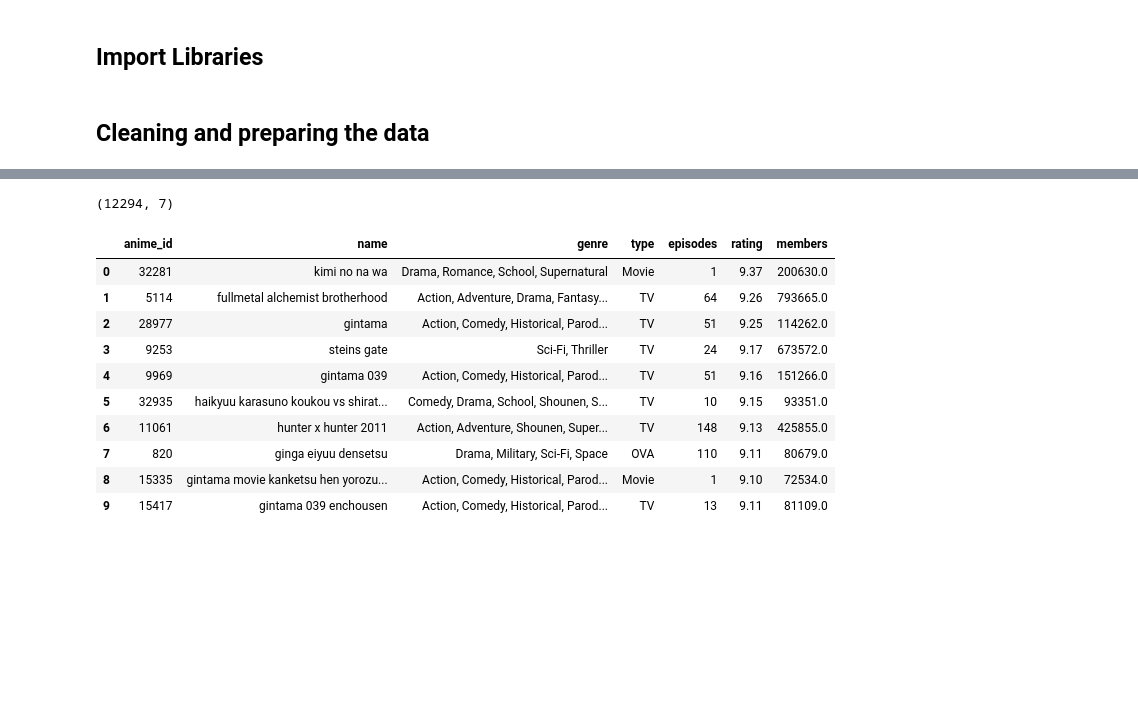
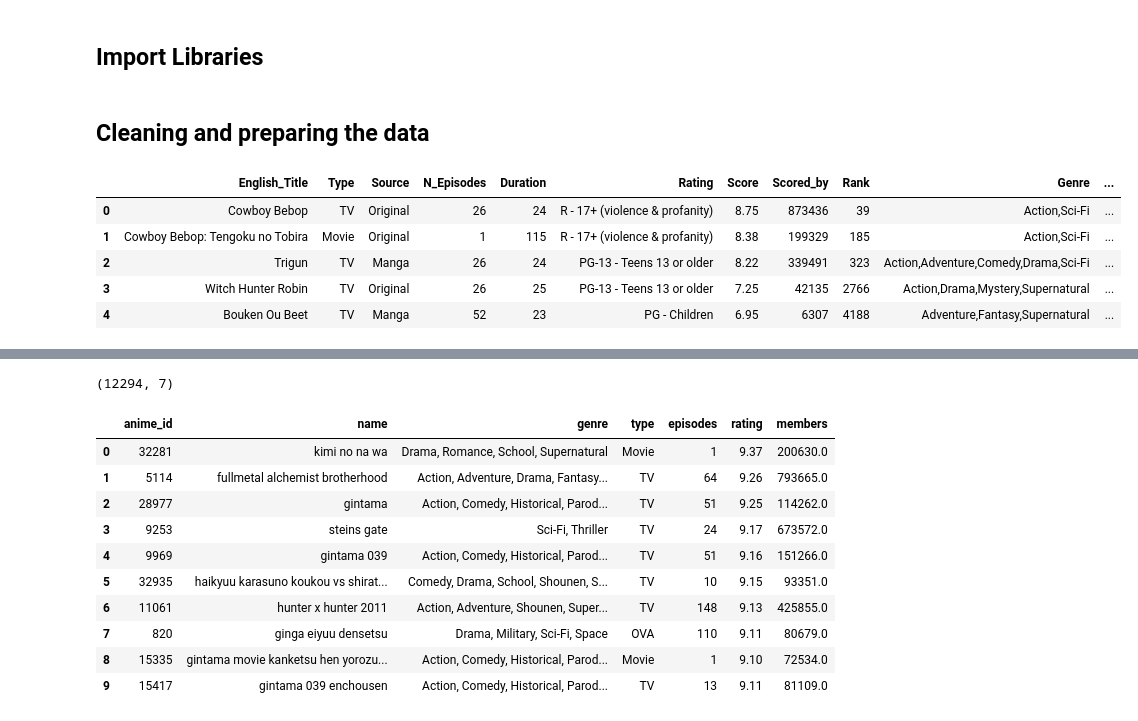
Before and after one commit to RealXun/Anime_recommendation_system, a Jupyter notebook: src/unsupervised_content_based_filtered.ipynb, the cells around one changed output, grey strips where cells are left out. Cells and saved outputs as stored; diff of their text form; code cells hidden in the pictures; blank space fills up the shorter version.

```diff
--- a/src/unsupervised_content_based_filtered.ipynb
+++ b/src/unsupervised_content_based_filtered.ipynb
@@ -65,5 +65,17 @@ processed_data = (data_folder + "\processed")
 content_based_supervised_data = (data_folder + "\processed\content_based_supervised")
 # %% [markdown]
 ## Cleaning and preparing the data
+# %%
+fichero = open(raw_data + "/" +"anime.pkl","rb")
+anime_covers_cleaned = pickle.load(fichero)
+fichero.close()
+anime_covers_cleaned.head(5)
+# %% [output]
+|  | English_Title | Type | Source | N_Episodes | Duration | Rating | Score | Scored_by | Rank | Genre | ... |
+| 0 | Cowboy Bebop | TV | Original | 26 | 24 | R - 17+ (violence & profanity) | 8.75 | 873436 | 39 | Action,Sci-Fi | ... |
+| 1 | Cowboy Bebop: Tengoku no Tobira | Movie | Original | 1 | 115 | R - 17+ (violence & profanity) | 8.38 | 199329 | 185 | Action,Sci-Fi | ... |
+| 2 | Trigun | TV | Manga | 26 | 24 | PG-13 - Teens 13 or older | 8.22 | 339491 | 323 | Action,Adventure,Comedy,Drama,Sci-Fi | ... |
+| 3 | Witch Hunter Robin | TV | Original | 26 | 25 | PG-13 - Teens 13 or older | 7.25 | 42135 | 2766 | Action,Drama,Mystery,Supernatural | ... |
+| 4 | Bouken Ou Beet | TV | Manga | 52 | 23 | PG - Children | 6.95 | 6307 | 4188 | Adventure,Fantasy,Supernatural | ... |
 # %%
 anime = pd.read_csv(raw_data + "/" + "anime.csv")# load anime df
```
Also changed, not shown: parts of 1 cell of this notebook, 21 other files.
